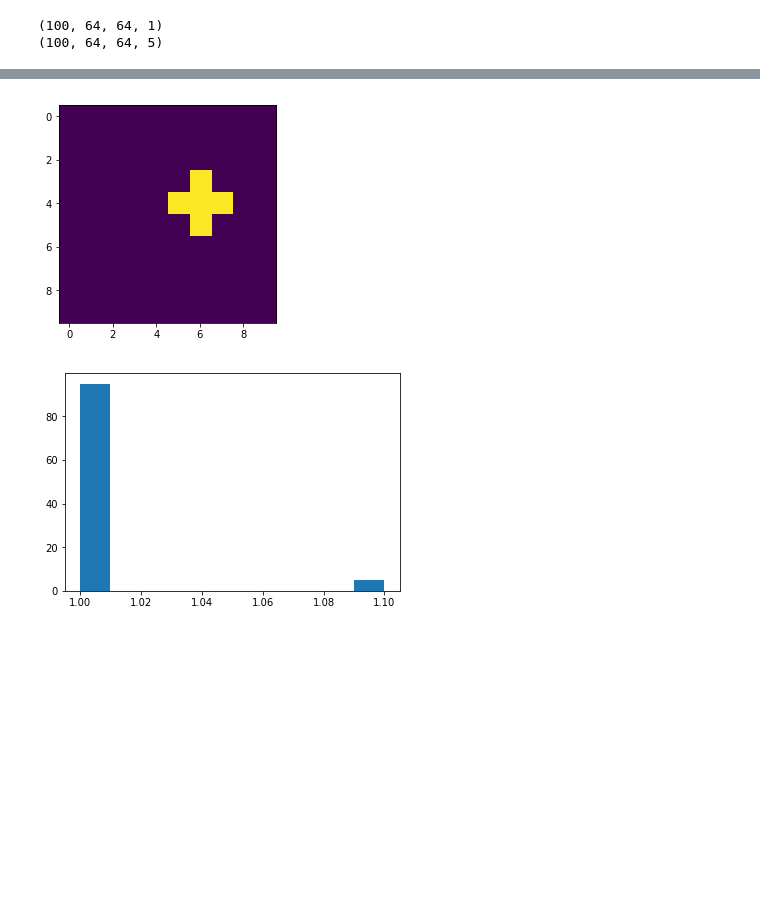
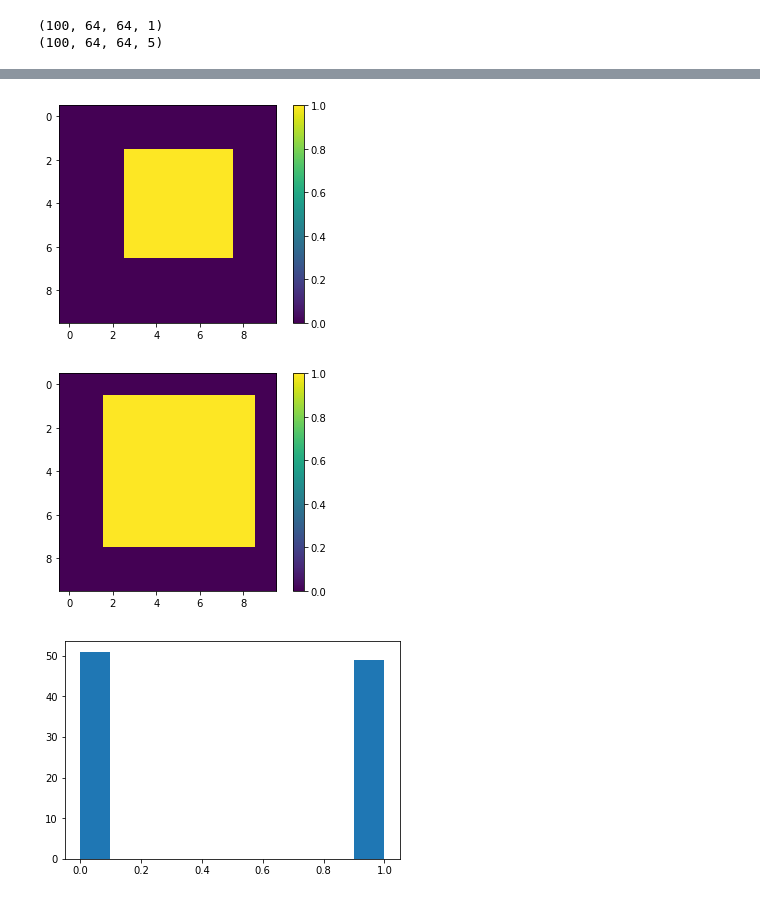
Before and after one commit to jr0th/crazycost, a Jupyter notebook: code/network.ipynb, the cells around one changed output, grey strips where cells are left out. Saved outputs shown, nothing was run; the diff lists cells and outputs as text; code cells hidden in the pictures; blank space fills up the shorter version.

Commit message:
trained network on sample data, results in notebook

```diff
--- a/code/network.ipynb
+++ b/code/network.ipynb
@@ -168,15 +372,23 @@ NameError: name 'crazyloss' is not defined
 # %%
 _in_data = np.zeros(shape=(1,10,10,1),dtype=np.float64)
-_in_data[0,4,6,0] = 0.1
+_in_data[0,2:7,3:8,0] = 1
 _in = tf.constant(_in_data)
-conv_filter = tf.reshape(tf.constant([[0,1,0],[1,1,1],[0,1,0]], dtype=tf.float64), shape=(3, 3, 1))
+conv_filter = tf.reshape(tf.constant([[0,0,0],[0,0,0],[0,0,0]], dtype=tf.float64), shape=(3, 3, 1))
 _out = tf.nn.dilation2d(_in, conv_filter, strides=[1,1,1,1], rates=[1,1,1,1], padding='SAME')
 
 result = _out.eval(session=tf.Session())
+
+plt.imshow(_in_data[0,:,:,0])
+plt.colorbar()
+plt.show()
+
 plt.imshow(result[0,:,:,0])
+plt.colorbar()
 plt.show()
+
 plt.hist(result.flatten())
 plt.show()
 # %% [output]
-[figure, old version]
+[figure, new version]
-[figure, old version]
+[figure, new version]
+[figure, added]
```
Also changed, not shown: parts of 8 cells of this notebook, 3 other files.
